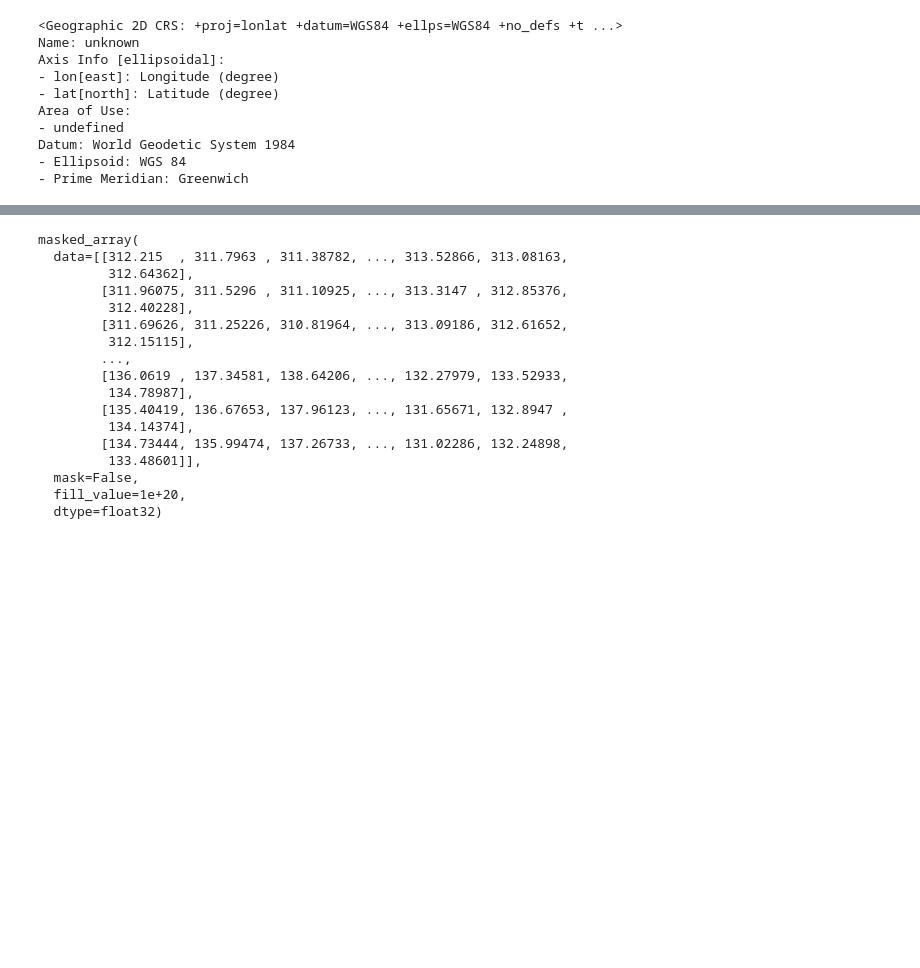
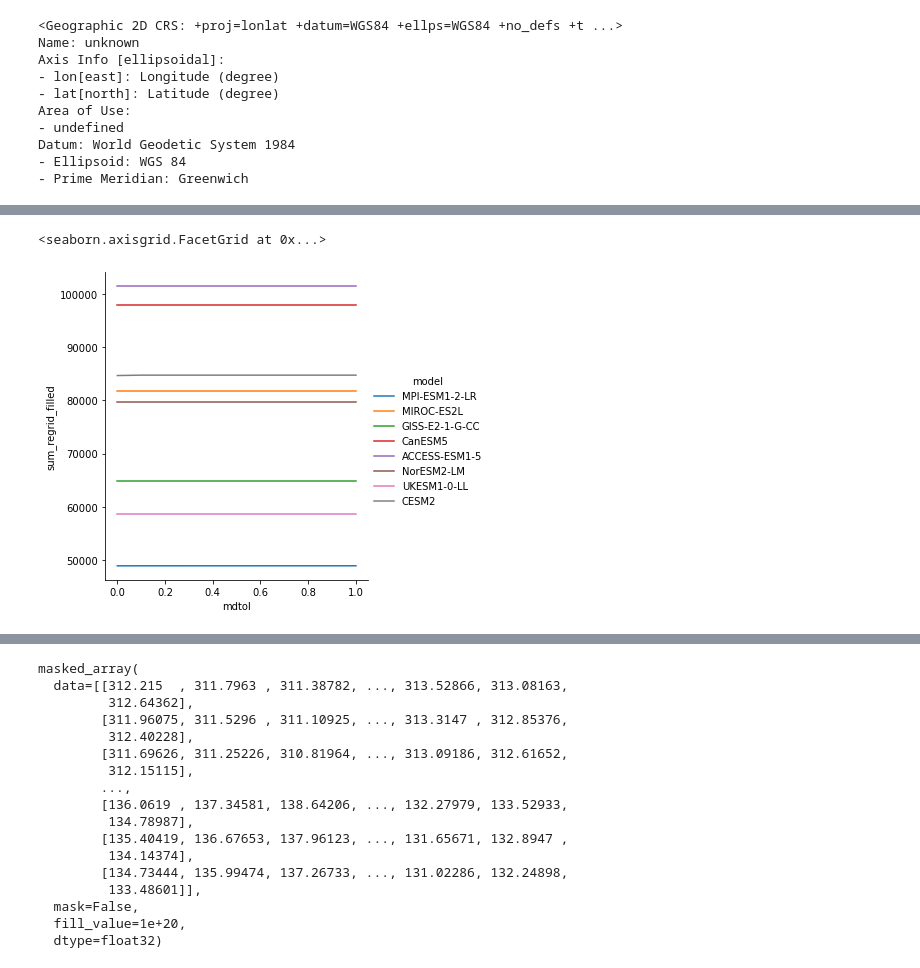
Before and after one commit to dhohn/curvilinear-regrid-tests, a Jupyter notebook: regrid_tests.ipynb, the cells around one changed output, grey strips where cells are left out. Saved outputs shown, nothing was run; the diff lists cells and outputs as text; code cells hidden in the pictures; blank space fills up the shorter version.

```diff
--- a/regrid_tests.ipynb
+++ b/regrid_tests.ipynb
@@ -256,0 +403,9 @@ cube_out = regridder(cube)
+# %%
+sns.relplot(x="mdtol",
+            y="sum_regrid_filled",
+            hue="model",
+            kind="line",
+            data=df)
+# %% [output]
+<seaborn.axisgrid.FacetGrid at 0x...>
+[figure, added]
```
Also changed, not shown: parts of 67 cells of this notebook, 1 other file.
